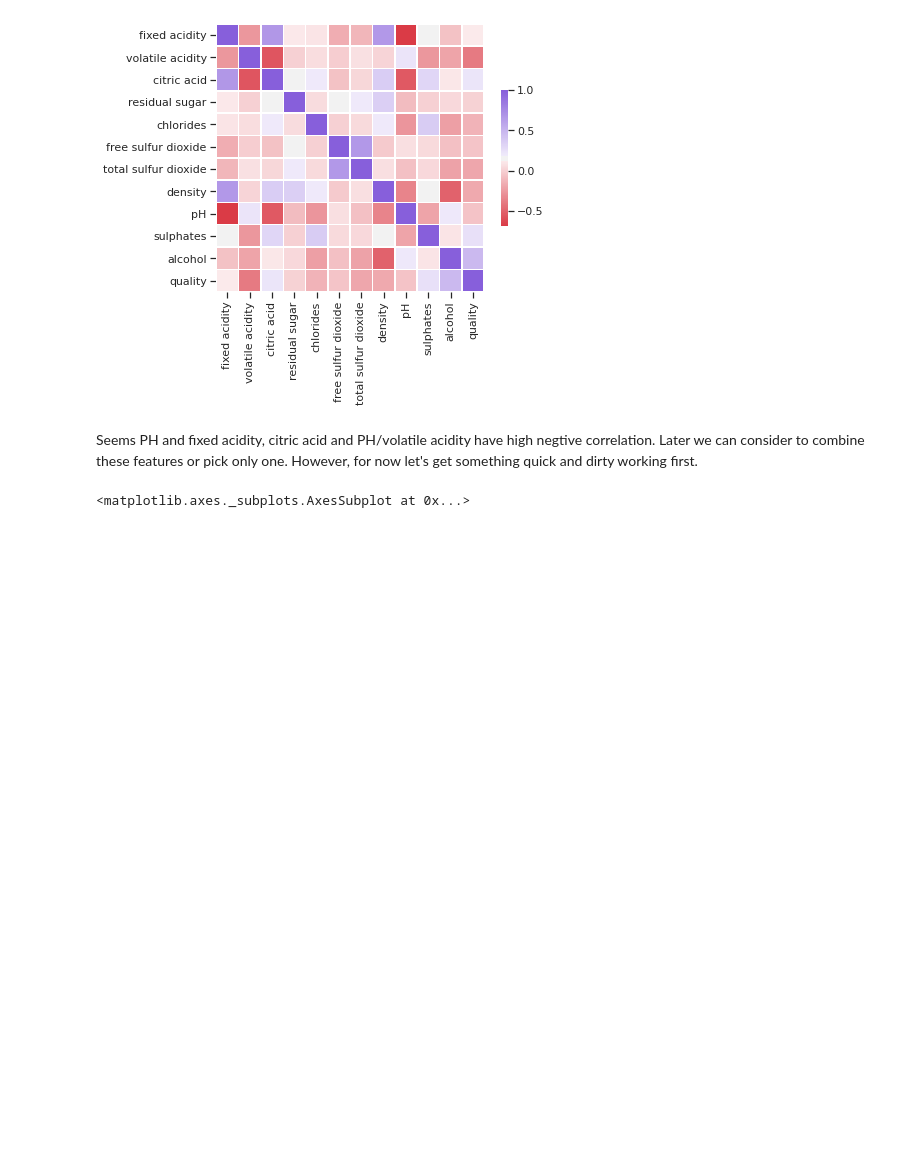
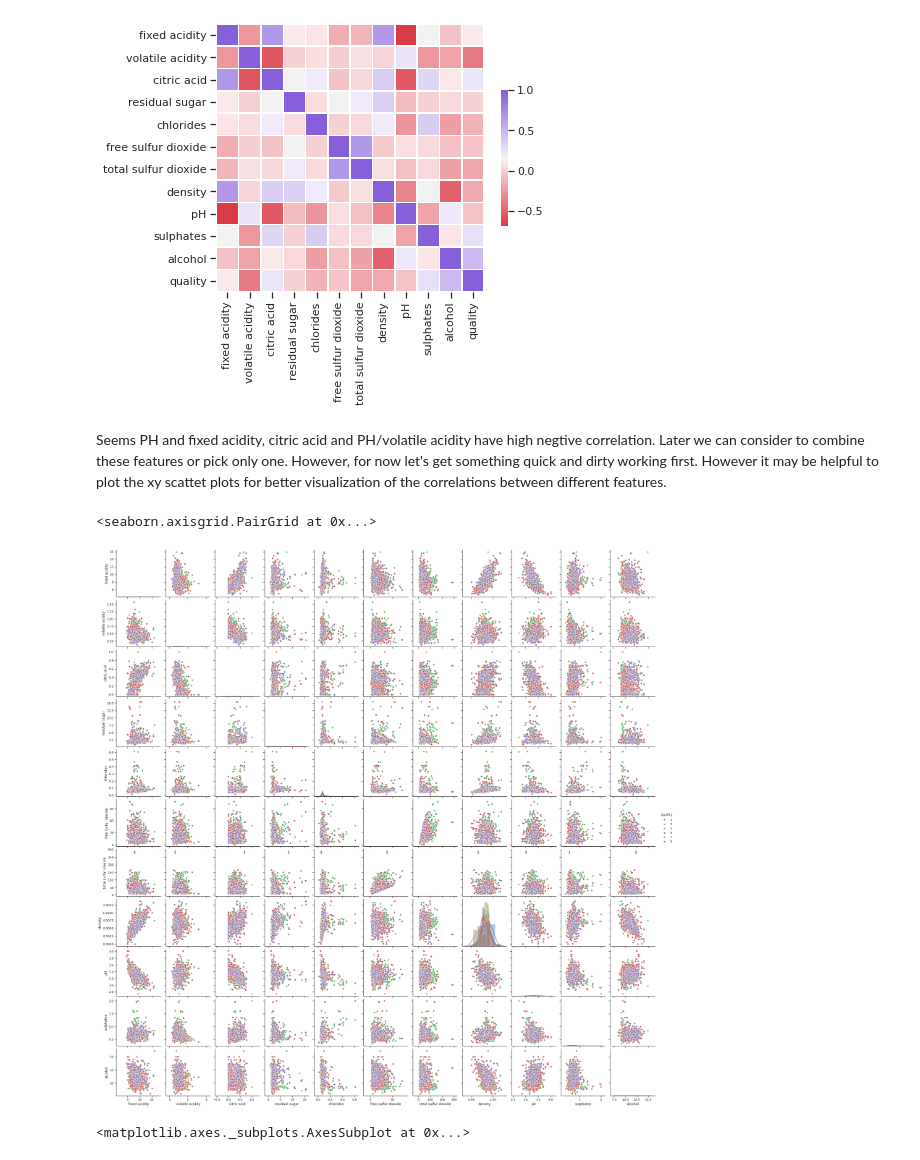
Before and after one commit to yixin0829/multi-label-wine-quality-classification, a Jupyter notebook: Wine_Quality_Classification.ipynb, the cells around one changed output. Drawn from its saved outputs; the diff is of its cells as text; code cells hidden in the pictures; blank space fills up the shorter version.

Commit message:
Plotting pairwise data relationships

```diff
--- a/Wine_Quality_Classification.ipynb
+++ b/Wine_Quality_Classification.ipynb
@@ -171,7 +185,15 @@ sns.heatmap(corr, cmap=cmap, square=True,
 <matplotlib.axes._subplots.AxesSubplot at 0x...>
 [figure]
 # %% [markdown]
-Seems PH and fixed acidity, citric acid and PH/volatile acidity have high negtive correlation. Later we can consider to combine these features or pick only one. However, for now let's get something quick and dirty working first.
+Seems PH and fixed acidity, citric acid and PH/volatile acidity have high negtive correlation. Later we can consider to combine these features or pick only one. However, for now let's get something quick and dirty working first. However it may be helpful to plot the xy scattet plots for better visualization of the correlations between different features.
+# %%
+g = sns.PairGrid(wine_df, hue="quality")
+g.map_diag(sns.distplot)
+g.map_offdiag(sns.scatterplot)
+g.add_legend()
+# %% [output]
+<seaborn.axisgrid.PairGrid at 0x...>
+[figure, added]
 # %%
 # Visualize the distribution of citric acid since previously apply .describe() on wine_df citric acid has a minimum of 0
 citric_acid = pd.Series(wine_df.loc[:,'citric acid'])
```
Also changed, not shown: parts of 12 cells of this notebook.
